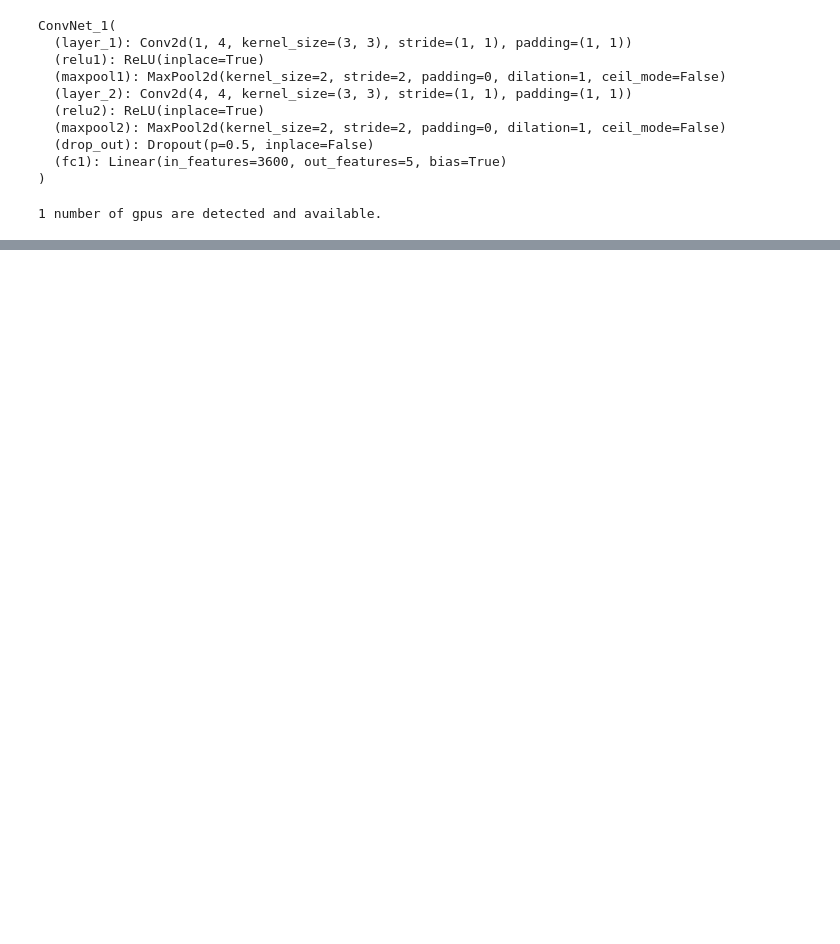
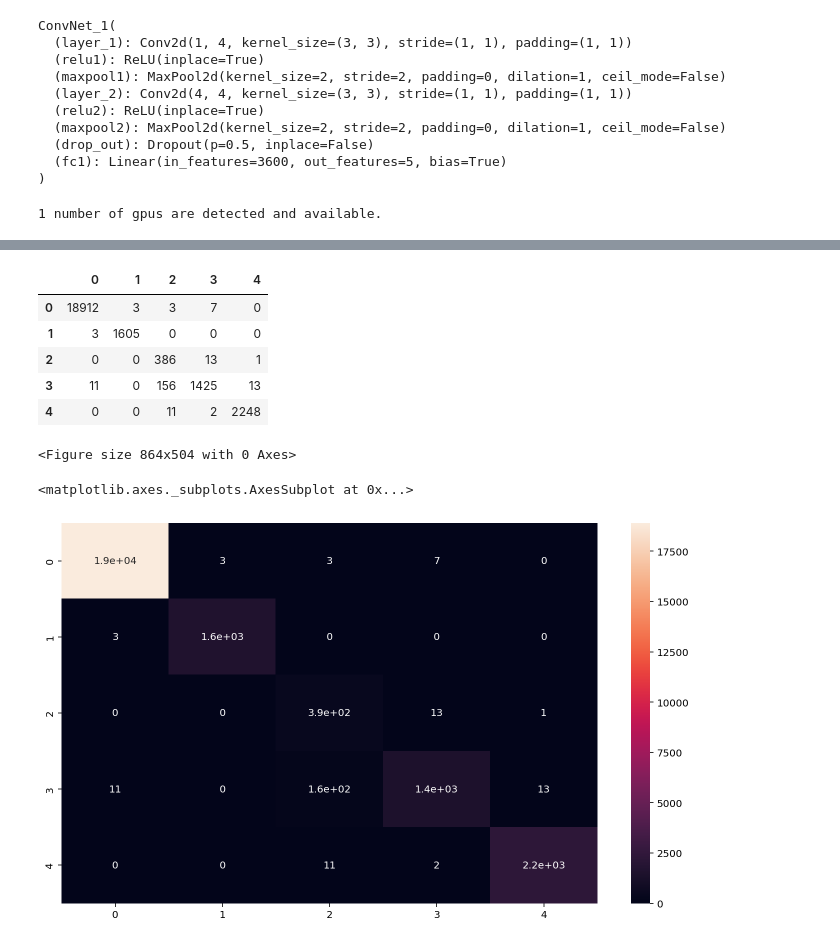
Before and after one commit to abdulSalamKagaji97/data_690_deeplearning, a Jupyter notebook: DATA690_FINAL_PROJECT_ABDUL_SALAM_KAGAJI.ipynb, the cells around one changed output, grey strips where cells are left out. Drawn from its saved outputs; the diff is of its cells as text; code cells hidden in the pictures; blank space fills up the shorter version.

```diff
--- a/DATA690_FINAL_PROJECT_ABDUL_SALAM_KAGAJI.ipynb
+++ b/DATA690_FINAL_PROJECT_ABDUL_SALAM_KAGAJI.ipynb
@@ -550,0 +615,18 @@ RuntimeError: ignored
+# %%
+import matplotlib.pyplot as plt
+import seaborn as sns
+df_cm = pd.DataFrame(confusion_mat.cpu().numpy())
+display(df_cm)
+plt.figure(figsize = (12,7))
+sns.heatmap(df_cm, annot=True)
+plt.savefig('output.png')
+# %% [output]
+|  | 0 | 1 | 2 | 3 | 4 |
+| 0 | 18912 | 3 | 3 | 7 | 0 |
+| 1 | 3 | 1605 | 0 | 0 | 0 |
+| 2 | 0 | 0 | 386 | 13 | 1 |
+| 3 | 11 | 0 | 156 | 1425 | 13 |
+| 4 | 0 | 0 | 11 | 2 | 2248 |
+<Figure size 864x504 with 0 Axes>
+<matplotlib.axes._subplots.AxesSubplot at 0x...>
+[figure, added]
```
Also changed, not shown: parts of 6 cells of this notebook.
